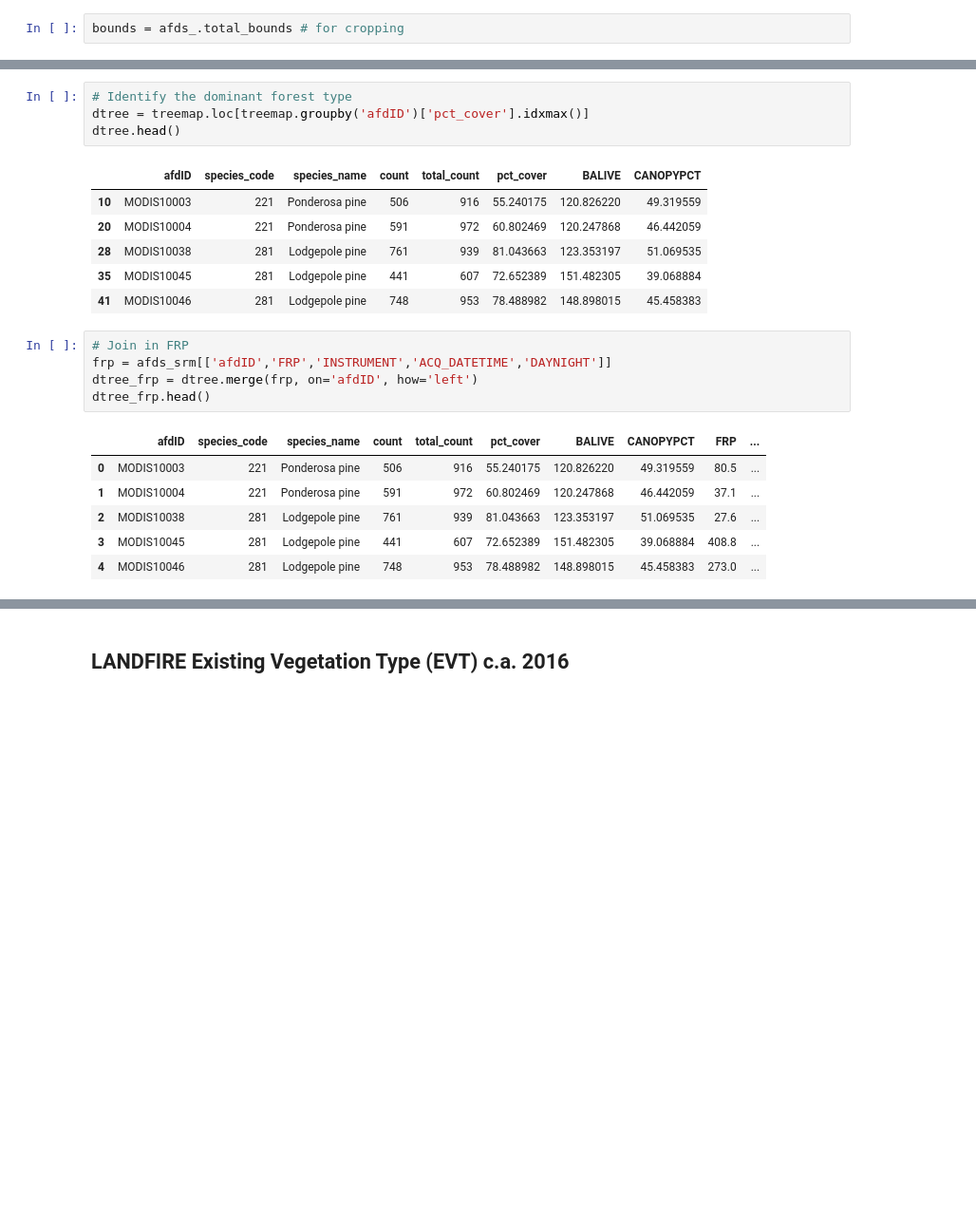
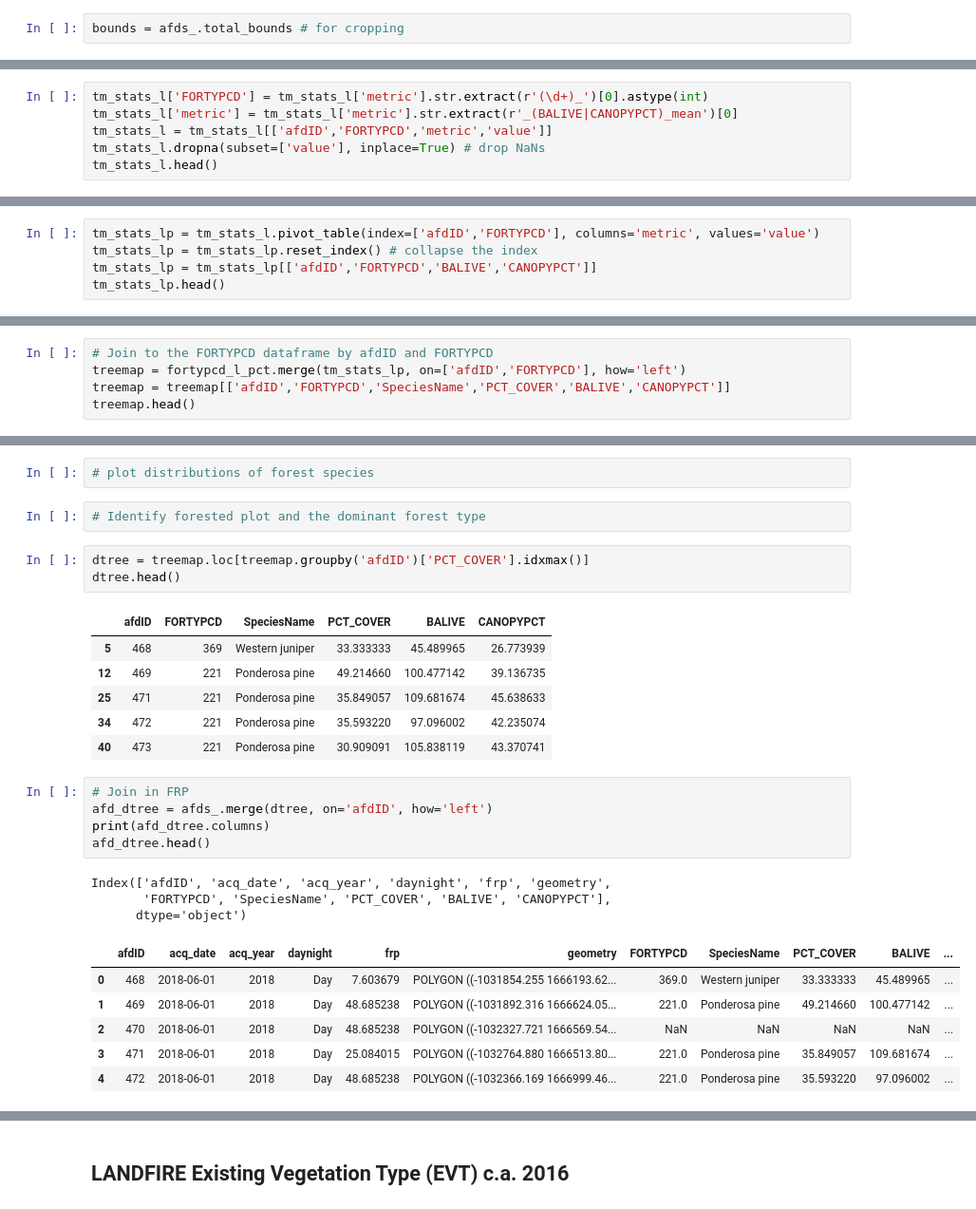
Before and after one commit to natshoff/aspen-fire-fork, a Jupyter notebook: Aim2/code/Python/04afd-landcover-biophys.ipynb, the cells around one changed output, grey strips where cells are left out. Shown at 95% size. Drawn from its saved outputs; the diff is of its cells as text; blank space fills up the shorter version.

```diff
--- a/Aim2/code/Python/04afd-landcover-biophys.ipynb
+++ b/Aim2/code/Python/04afd-landcover-biophys.ipynb
@@ -124,0 +193,6 @@ treemap = treemap.dropna(subset=['pct_cover'])
+# %%
+tm_stats_l['FORTYPCD'] = tm_stats_l['metric'].str.extract(r'(\d+)_')[0].astype(int)
+tm_stats_l['metric'] = tm_stats_l['metric'].str.extract(r'_(BALIVE|CANOPYPCT)_mean')[0]
+tm_stats_l = tm_stats_l[['afdID','FORTYPCD','metric','value']]
+tm_stats_l.dropna(subset=['value'], inplace=True) # drop NaNs
+tm_stats_l.head()
@@ -124,0 +206,5 @@ treemap = treemap.dropna(subset=['pct_cover'])
+# %%
+tm_stats_lp = tm_stats_l.pivot_table(index=['afdID','FORTYPCD'], columns='metric', values='value')
+tm_stats_lp = tm_stats_lp.reset_index() # collapse the index
+tm_stats_lp = tm_stats_lp[['afdID','FORTYPCD','BALIVE','CANOPYPCT']]
+tm_stats_lp.head()
@@ -124,0 +218,5 @@ treemap = treemap.dropna(subset=['pct_cover'])
+# %%
+# Join to the FORTYPCD dataframe by afdID and FORTYPCD
+treemap = fortypcd_l_pct.merge(tm_stats_lp, on=['afdID','FORTYPCD'], how='left')
+treemap = treemap[['afdID','FORTYPCD','SpeciesName','PCT_COVER','BALIVE','CANOPYPCT']]
+treemap.head()
@@ -125,23 +230,29 @@ treemap = treemap.dropna(subset=['pct_cover'])
+# %%
+# plot distributions of forest species
+# %%
+# Identify forested plot and the dominant forest type
 # %%
-# Identify the dominant forest type
-dtree = treemap.loc[treemap.groupby('afdID')['pct_cover'].idxmax()]
+dtree = treemap.loc[treemap.groupby('afdID')['PCT_COVER'].idxmax()]
 dtree.head()
 # %% [output]
-|  | afdID | species_code | species_name | count | total_count | pct_cover | BALIVE | CANOPYPCT |
-| 10 | MODIS10003 | 221 | Ponderosa pine | 506 | 916 | 55.240175 | 120.826220 | 49.319559 |
-| 20 | MODIS10004 | 221 | Ponderosa pine | 591 | 972 | 60.802469 | 120.247868 | 46.442059 |
-| 28 | MODIS10038 | 281 | Lodgepole pine | 761 | 939 | 81.043663 | 123.353197 | 51.069535 |
-| 35 | MODIS10045 | 281 | Lodgepole pine | 441 | 607 | 72.652389 | 151.482305 | 39.068884 |
-| 41 | MODIS10046 | 281 | Lodgepole pine | 748 | 953 | 78.488982 | 148.898015 | 45.458383 |
+|  | afdID | FORTYPCD | SpeciesName | PCT_COVER | BALIVE | CANOPYPCT |
+| 5 | 468 | 369 | Western juniper | 33.333333 | 45.489965 | 26.773939 |
+| 12 | 469 | 221 | Ponderosa pine | 49.214660 | 100.477142 | 39.136735 |
+| 25 | 471 | 221 | Ponderosa pine | 35.849057 | 109.681674 | 45.638633 |
+| 34 | 472 | 221 | Ponderosa pine | 35.593220 | 97.096002 | 42.235074 |
+| 40 | 473 | 221 | Ponderosa pine | 30.909091 | 105.838119 | 43.370741 |
 # %%
 # Join in FRP
-frp = afds_srm[['afdID','FRP','INSTRUMENT','ACQ_DATETIME','DAYNIGHT']]
-dtree_frp = dtree.merge(frp, on='afdID', how='left')
-dtree_frp.head()
+afd_dtree = afds_.merge(dtree, on='afdID', how='left')
+print(afd_dtree.columns)
+afd_dtree.head()
 # %% [output]
+Index(['afdID', 'acq_date', 'acq_year', 'daynight', 'frp', 'geometry',
+       'FORTYPCD', 'SpeciesName', 'PCT_COVER', 'BALIVE', 'CANOPYPCT'],
+      dtype='object')
-|  | afdID | species_code | species_name | count | total_count | pct_cover | BALIVE | CANOPYPCT | FRP | ... |
-| 0 | MODIS10003 | 221 | Ponderosa pine | 506 | 916 | 55.240175 | 120.826220 | 49.319559 | 80.5 | ... |
-| 1 | MODIS10004 | 221 | Ponderosa pine | 591 | 972 | 60.802469 | 120.247868 | 46.442059 | 37.1 | ... |
-| 2 | MODIS10038 | 281 | Lodgepole pine | 761 | 939 | 81.043663 | 123.353197 | 51.069535 | 27.6 | ... |
-| 3 | MODIS10045 | 281 | Lodgepole pine | 441 | 607 | 72.652389 | 151.482305 | 39.068884 | 408.8 | ... |
-| 4 | MODIS10046 | 281 | Lodgepole pine | 748 | 953 | 78.488982 | 148.898015 | 45.458383 | 273.0 | ... |
+|  | afdID | acq_date | acq_year | daynight | frp | geometry | FORTYPCD | SpeciesName | PCT_COVER | BALIVE | ... |
+| 0 | 468 | 2018-06-01 | 2018 | Day | 7.603679 | POLYGON ((-1031854.255 1666193.62... | 369.0 | Western juniper | 33.333333 | 45.489965 | ... |
+| 1 | 469 | 2018-06-01 | 2018 | Day | 48.685238 | POLYGON ((-1031892.316 1666624.05... | 221.0 | Ponderosa pine | 49.214660 | 100.477142 | ... |
+| 2 | 470 | 2018-06-01 | 2018 | Day | 48.685238 | POLYGON ((-1032327.721 1666569.54... | NaN | NaN | NaN | NaN | ... |
+| 3 | 471 | 2018-06-01 | 2018 | Day | 25.084015 | POLYGON ((-1032764.880 1666513.80... | 221.0 | Ponderosa pine | 35.849057 | 109.681674 | ... |
+| 4 | 472 | 2018-06-01 | 2018 | Day | 48.685238 | POLYGON ((-1032366.169 1666999.46... | 221.0 | Ponderosa pine | 35.593220 | 97.096002 | ... |
```
Also changed, not shown: parts of 42 cells of this notebook, 2 other files.
